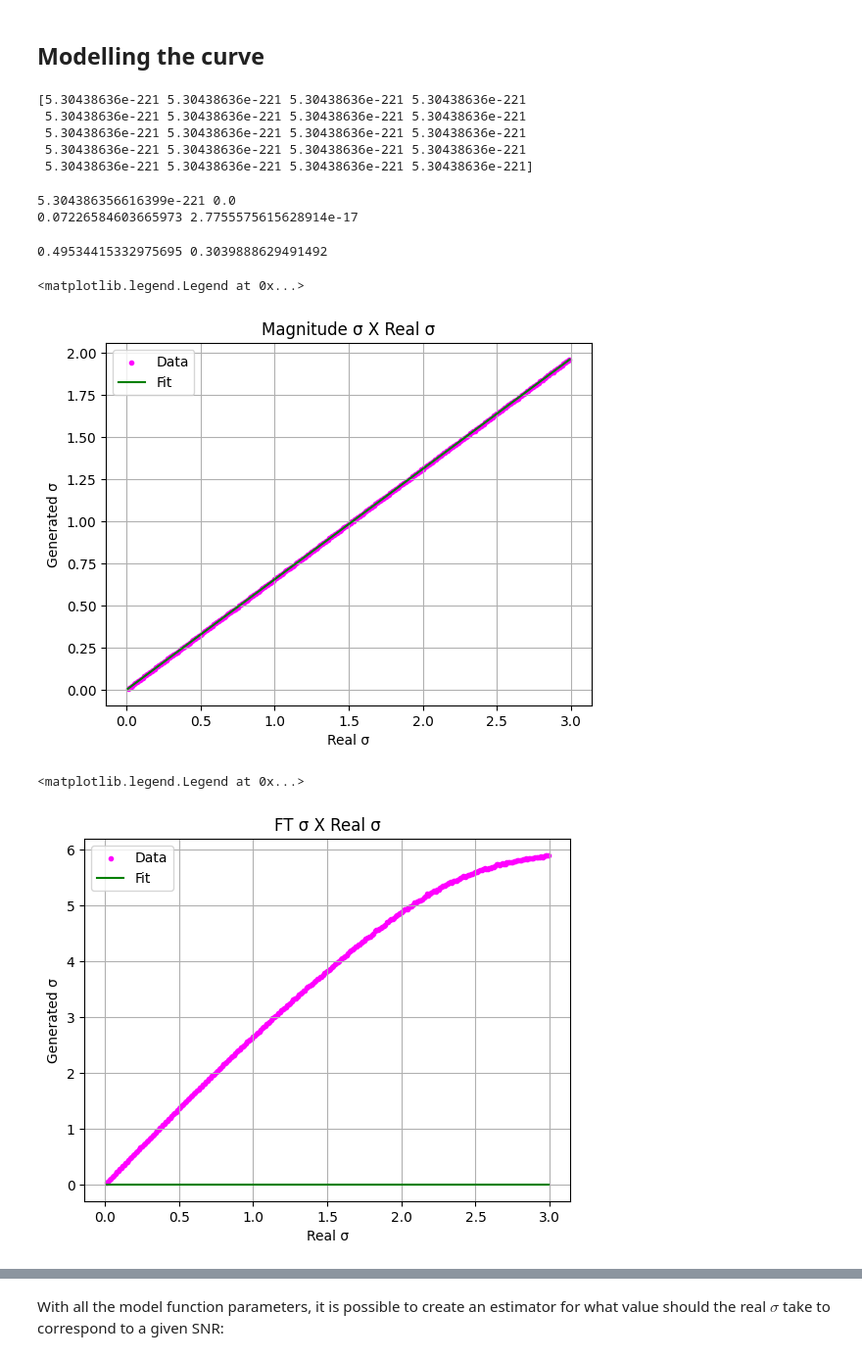
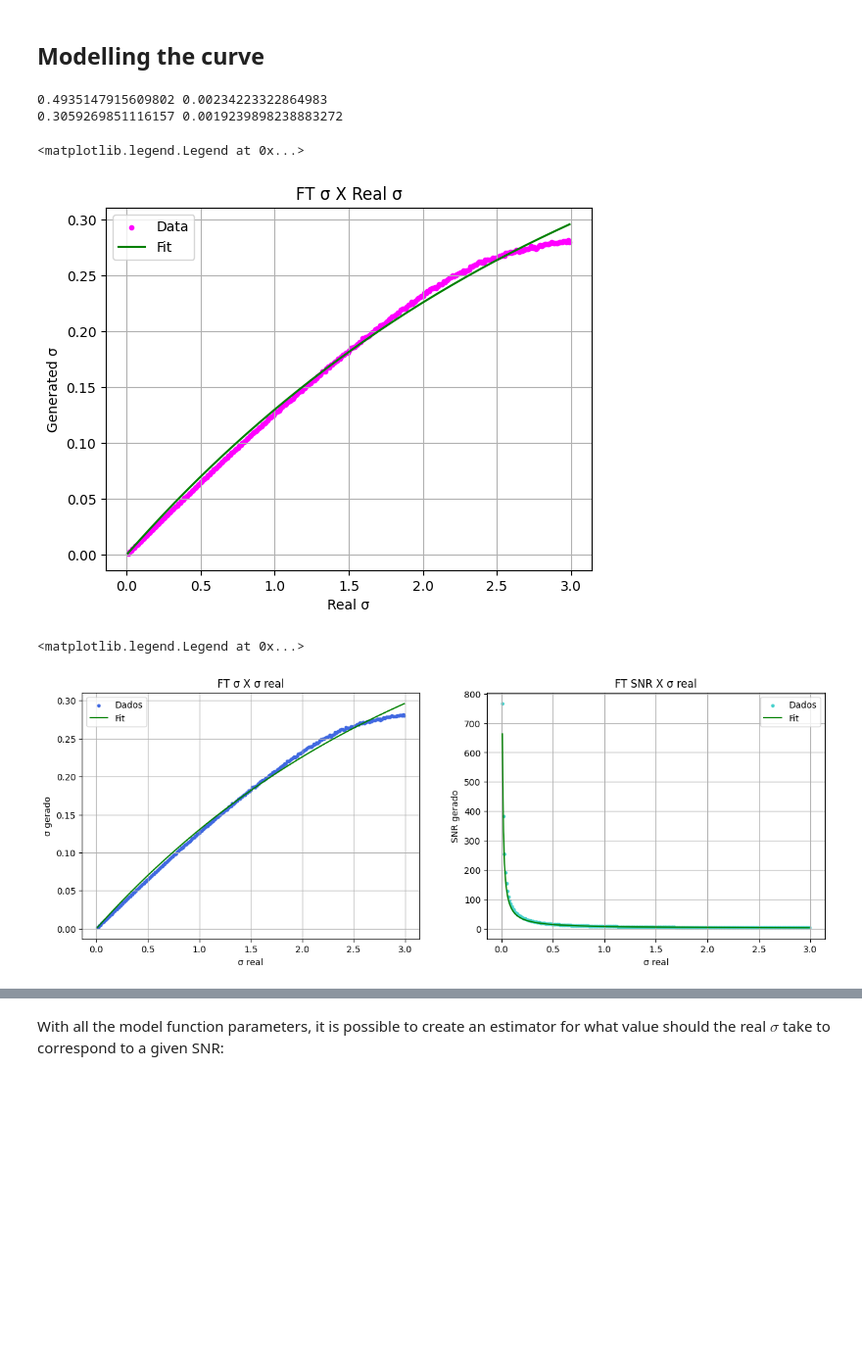
Before and after one commit to JoaoDell/MRI-study, a Jupyter notebook: examples/sigma_relations.ipynb, the cells around one changed output, grey strips where cells are left out. Shown at 98% size. Drawn from its saved outputs; the diff is of its cells as text; code cells hidden in the pictures; blank space fills up the shorter version.

```diff
--- a/examples/sigma_relations.ipynb
+++ b/examples/sigma_relations.ipynb
@@ -371 +382,6 @@ a_fft_s, c_fft_s = np.zeros(n_param_avgs), np.zeros(n_param_avgs)
+# %%
+n_div = 10
+size_div = int(gen_fft_sigmas.shape[0]/n_div)
+
+a_fft_s, c_fft_s = np.zeros(n_div), np.zeros(n_div)
 # %%
@@ -374,20 +390,10 @@ for i in range(n_param_avgs):
     a_fft_s[i], c_fft_s[i] = curve_fft[0]
-# %%
-print(a_fft_s)
-# %% [output]
-[5.30438636e-221 5.30438636e-221 5.30438636e-221 5.30438636e-221
- 5.30438636e-221 5.30438636e-221 5.30438636e-221 5.30438636e-221
- 5.30438636e-221 5.30438636e-221 5.30438636e-221 5.30438636e-221
- 5.30438636e-221 5.30438636e-221 5.30438636e-221 5.30438636e-221
- 5.30438636e-221 5.30438636e-221 5.30438636e-221 5.30438636e-221]
 # %%
-avg_a_fft = np.average(a_fft_s)
-avg_c_fft = np.average(c_fft_s)
-std_a_fft = np.std(a_fft_s)
-std_c_fft = np.std(c_fft_s)
+a = np.average(a_fft_s), np.std(a_fft_s)
+c = np.average(c_fft_s), np.std(c_fft_s)
 
-print(avg_a_fft, std_a_fft)
-print(avg_c_fft, std_c_fft)
+print(a[0], a[1])
+print(c[0], c[1])
 # %% [output]
-5.304386356616399e-221 0.0
-0.07226584603665973 2.7755575615628914e-17
+0.4935147915609802 0.00234223322864983
+0.3059269851116157 0.0019239898238883272
@@ -397,28 +400,35 @@ curve_fft = curve_fit(model_function, sample_sigmas, avg_gen_fft_sigmas)
-# %%
-a, b = curve[0]
-a_fft, c_fft = curve_fft[0]
-print(a_fft, c_fft)
-# %% [output]
-0.49534415332975695 0.3039888629491492
 # %%
-plt.scatter(sample_sigmas, avg_gen_sigmas, c = "magenta", marker= ".", label = "Data")
-plt.plot(sample_sigmas, linear(sample_sigmas, a, b), c = "green", label = "Fit")
-plt.title("Magnitude σ X Real σ")
+plt.scatter(sample_sigmas, avg_gen_fft_sigmas, c = "magenta", marker= ".", label = "Data")
+plt.plot(sample_sigmas, model_function(sample_sigmas, a[0], c[0]), c = "green", label = "Fit")
+plt.title("FT σ X Real σ")
 plt.xlabel("Real σ")
 plt.ylabel("Generated σ")
 plt.grid(True)
 plt.legend()
 # %% [output]
 <matplotlib.legend.Legend at 0x...>
-[figure, old version]
+[figure, new version]
 # %%
-plt.scatter(sample_sigmas, avg_gen_fft_sigmas, c = "magenta", marker= ".", label = "Data")
-plt.plot(sample_sigmas, model_function(sample_sigmas, avg_a_fft, avg_c_fft), c = "green", label = "Fit")
-plt.title("FT σ X Real σ")
-plt.xlabel("Real σ")
-plt.ylabel("Generated σ")
+plt.figure(figsize=(15, 5))
+
+plt.subplot(121)
+plt.scatter(sample_sigmas, avg_gen_fft_sigmas, c = "royalblue", marker= ".", label = "Dados")
+plt.plot(sample_sigmas, model_function(sample_sigmas, a[0], c[0]), c = "green", label = "Fit")
+plt.title("FT σ X σ real")
+plt.xlabel("σ real")
+plt.ylabel("σ gerado")
 plt.grid(True)
 plt.legend()
+
+
+plt.subplot(122)
+plt.scatter(sample_sigmas, 1.0/avg_gen_fft_sigmas, c = "mediumturquoise", marker= ".", label = "Dados")
+plt.plot(sample_sigmas, 1.0/model_function(sample_sigmas, a[0], c[0]), c = "green", label = "Fit")
+plt.title("FT SNR X σ real")
+plt.xlabel("σ real")
+plt.ylabel("SNR gerado")
+plt.grid(True)
+plt.legend()
 # %% [output]
 <matplotlib.legend.Legend at 0x...>
-[figure, old version]
+[figure, new version]
```
Also changed, not shown: parts of 37 cells of this notebook, 21 other files.
